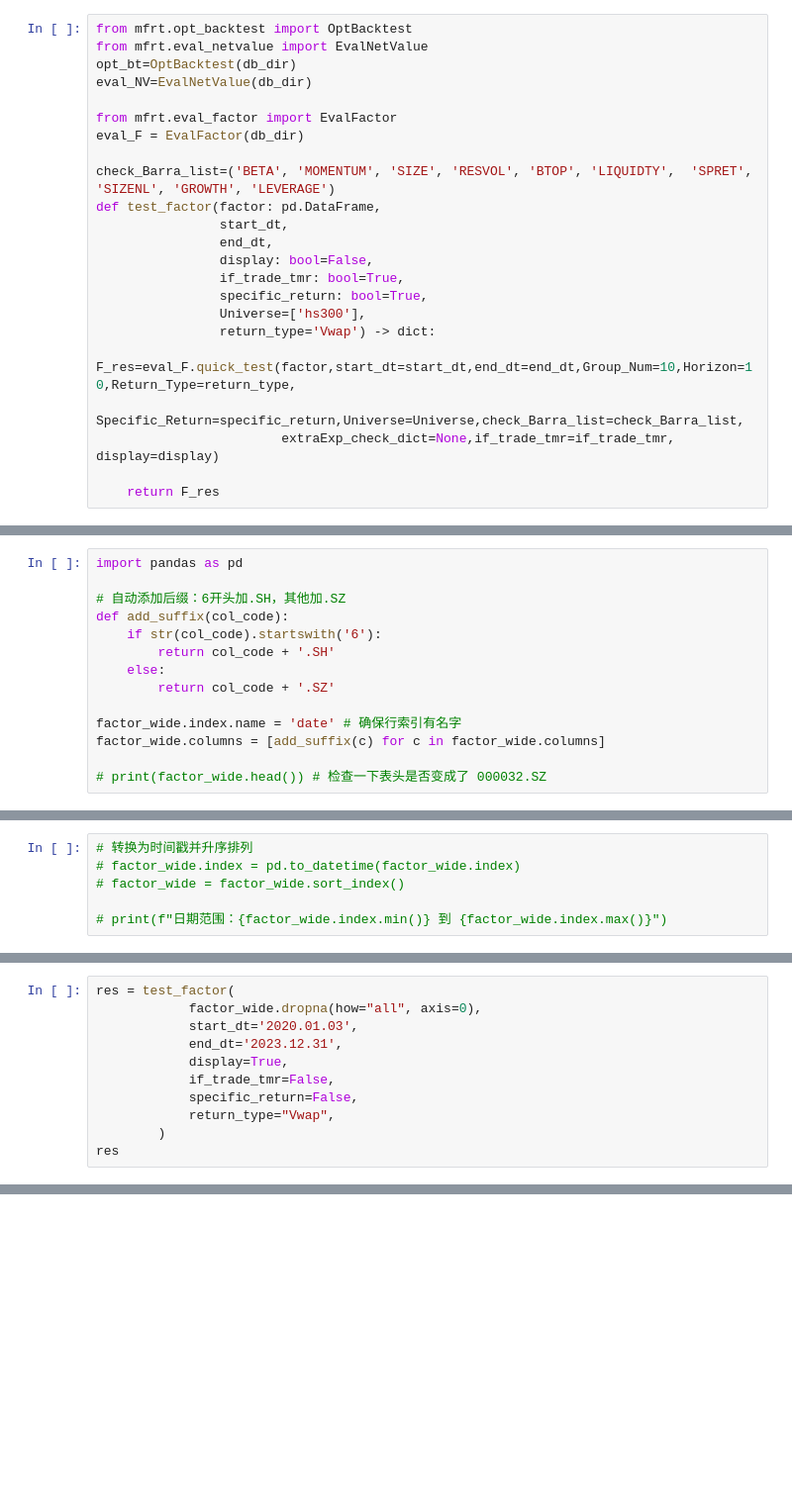
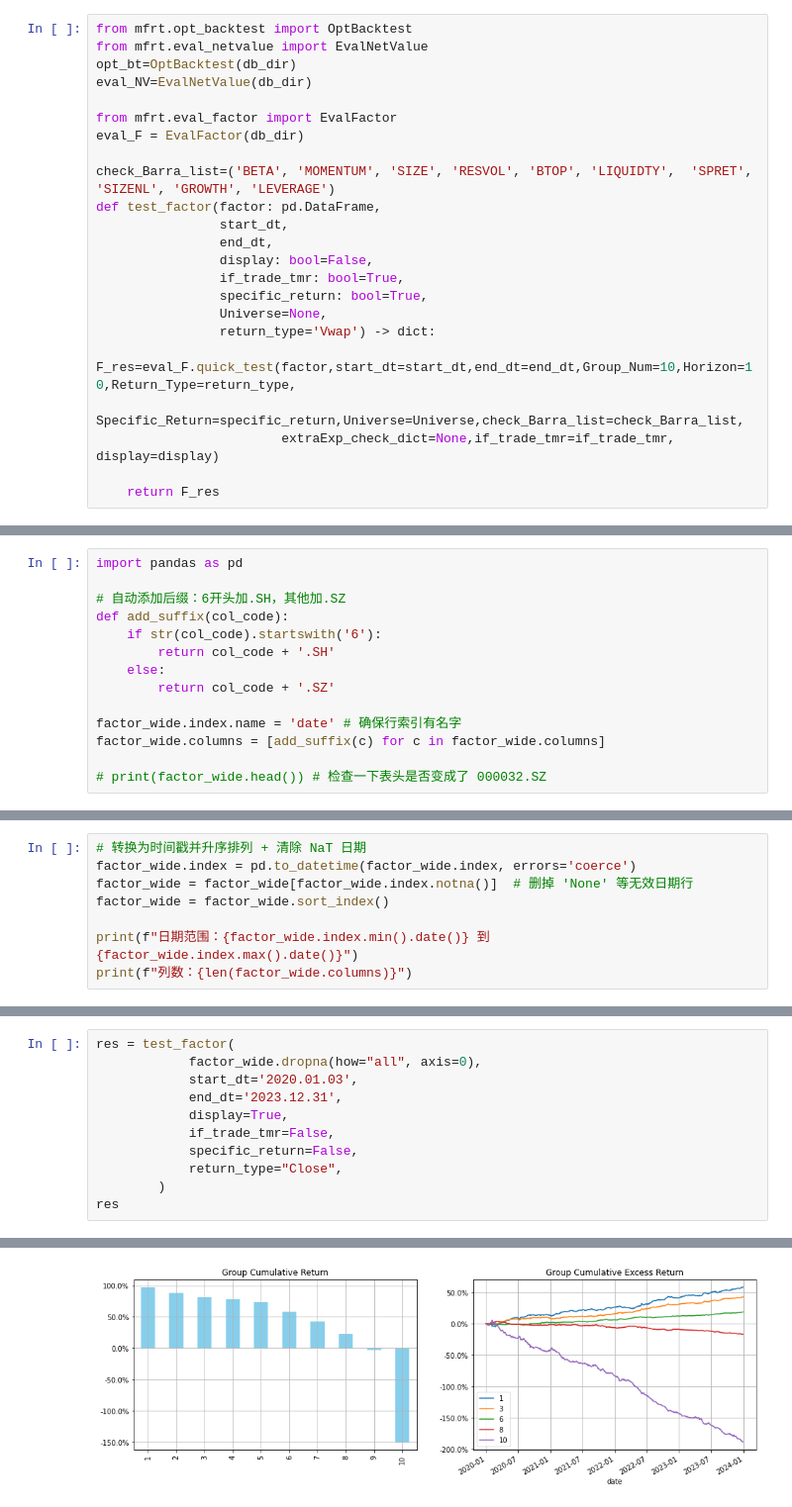
Before and after one commit to Russ4ever/chinese-wwm-roberta, a Jupyter notebook: notebooks/bt.ipynb, the cells around one changed output, grey strips where cells are left out. Shown at 99% size. Cells and saved outputs as stored; diff of their text form; blank space fills up the shorter version.

```diff
--- a/notebooks/bt.ipynb
+++ b/notebooks/bt.ipynb
@@ -25,7 +25,7 @@ def test_factor(factor: pd.DataFrame,
                 display: bool=False,
                 if_trade_tmr: bool=True,
                 specific_return: bool=True,
-                Universe=['hs300'],
+                Universe=None,
                 return_type='Vwap') -> dict:
     F_res=eval_F.quick_test(factor,start_dt=start_dt,end_dt=end_dt,Group_Num=10,Horizon=10,Return_Type=return_type,
                         Specific_Return=specific_return,Universe=Universe,check_Barra_list=check_Barra_list,
@@ -128,6 +100,8 @@ pd.read_parquet("/home/intern_fjq_2026/data/NLP/gubapost/2020/gubapost20200101.p
 # %%
-# 转换为时间戳并升序排列
-# factor_wide.index = pd.to_datetime(factor_wide.index)
-# factor_wide = factor_wide.sort_index()
+# 转换为时间戳并升序排列 + 清除 NaT 日期
+factor_wide.index = pd.to_datetime(factor_wide.index, errors='coerce')
+factor_wide = factor_wide[factor_wide.index.notna()]  # 删掉 'None' 等无效日期行
+factor_wide = factor_wide.sort_index()
 
-# print(f"日期范围：{factor_wide.index.min()} 到 {factor_wide.index.max()}")
+print(f"日期范围：{factor_wide.index.min().date()} 到 {factor_wide.index.max().date()}")
+print(f"列数：{len(factor_wide.columns)}")
@@ -139,7 +116,7 @@ res = test_factor(
             display=True,
             if_trade_tmr=False,
             specific_return=False,
-            return_type="Vwap",
+            return_type="Close",
         )
 res
 # %% [output]
@@ -145,0 +125 @@ res
+[figure, added]
```
Also changed, not shown: parts of 4 cells of this notebook, 9 other files.
